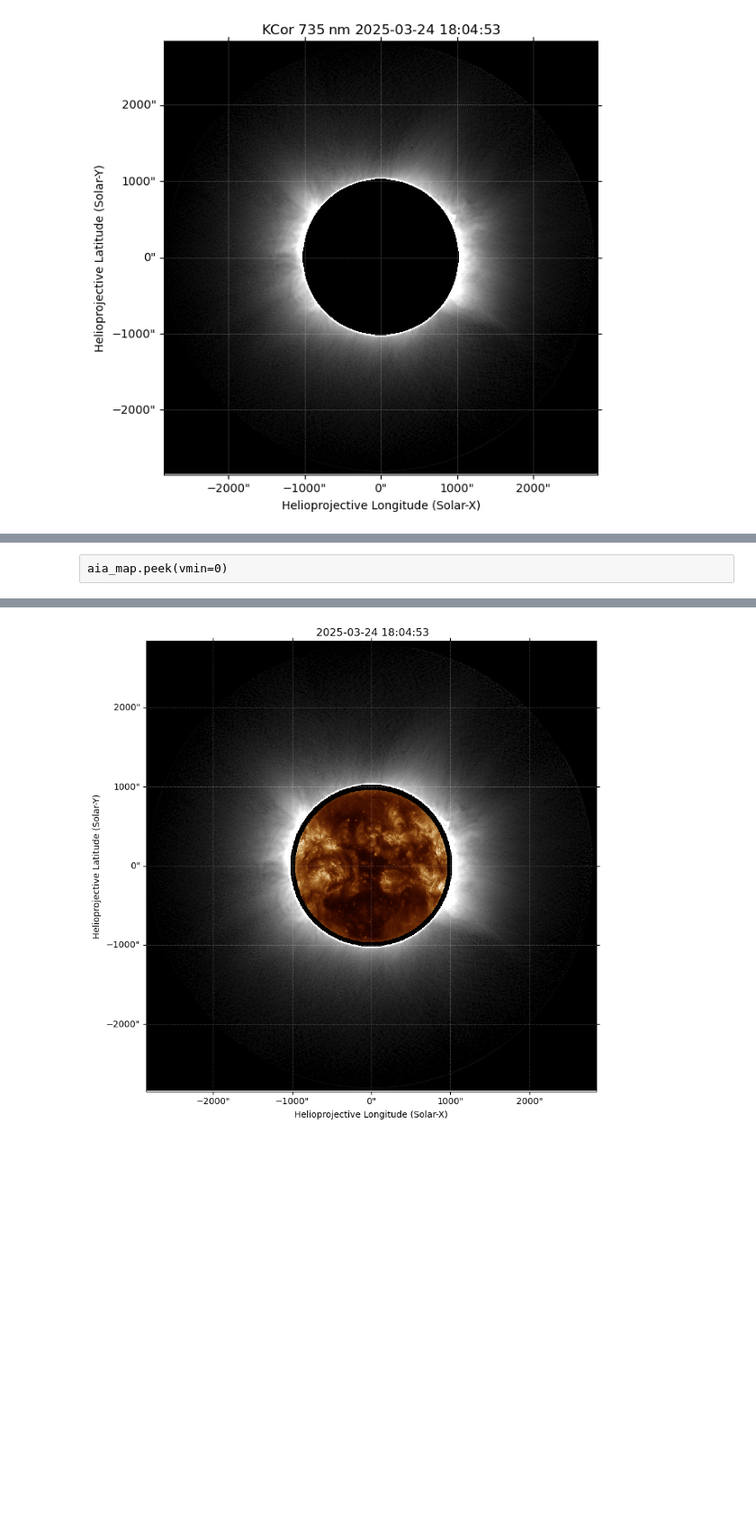
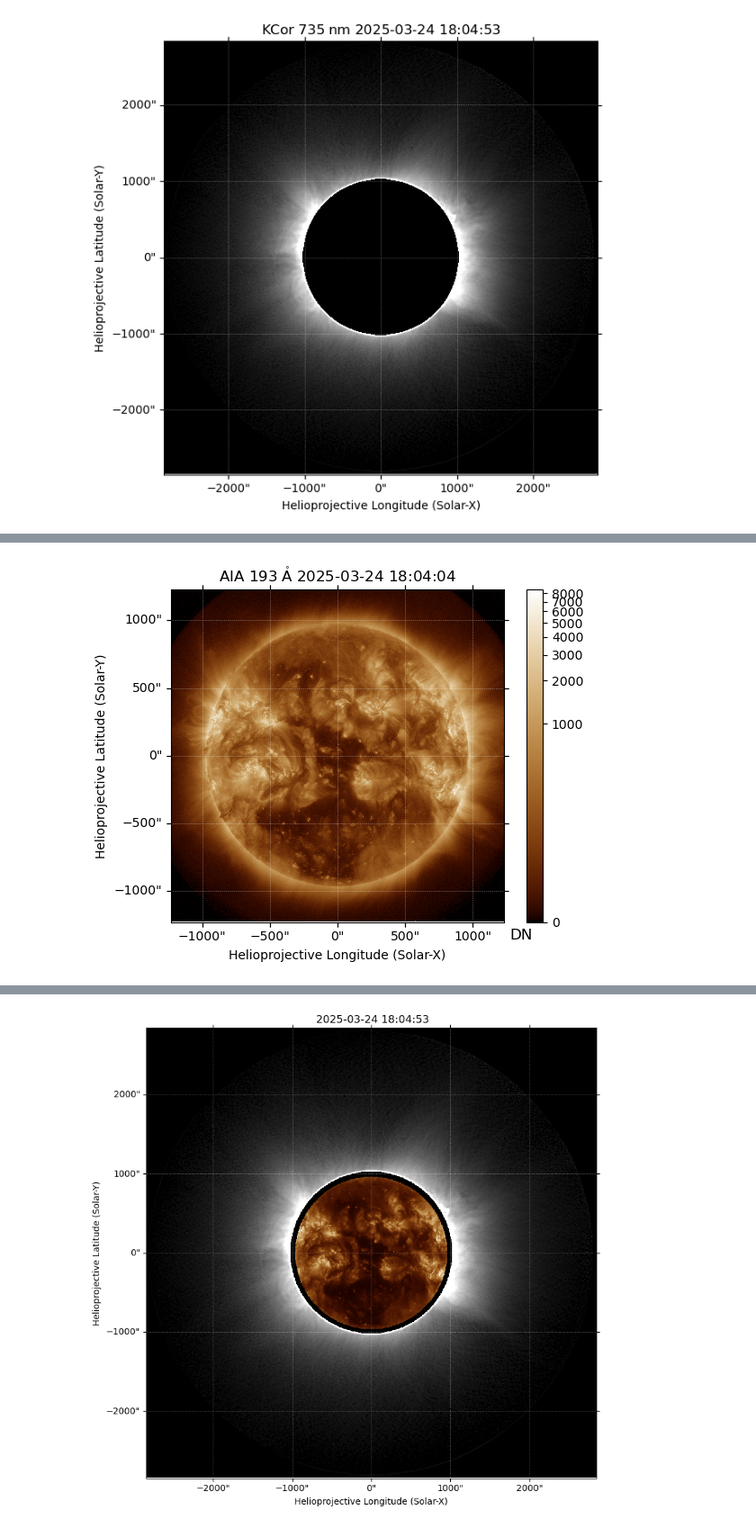
Before and after one commit to NCAR/kcor-pipeline, a Jupyter notebook: tutorials/kcor-wcs.ipynb, the cells around one changed output, grey strips where cells are left out. Shown at 90% size. Saved outputs shown, nothing was run; the diff lists cells and outputs as text; code cells hidden in the pictures; blank space fills up the shorter version.

```diff
--- a/tutorials/kcor-wcs.ipynb
+++ b/tutorials/kcor-wcs.ipynb
@@ -83,8 +83,10 @@ else:
     aia_map = Map(aia_filename)
     aia_map.meta["rsun_ref"] = kcor_header["rsun_ref"]
     aia_map = register(update_pointing(aia_map))
-# %% [raw]
-aia_map.peek(vmin=0)
+# %%
+aia_map.peek(vmin=0)
+# %% [output]
+[figure, added]
 # %%
 aia_map_reproject = aia_map.reproject_to(WCS(kcor_header))
 # %% [output]
```
Also changed, not shown: parts of 1 cell of this notebook.
